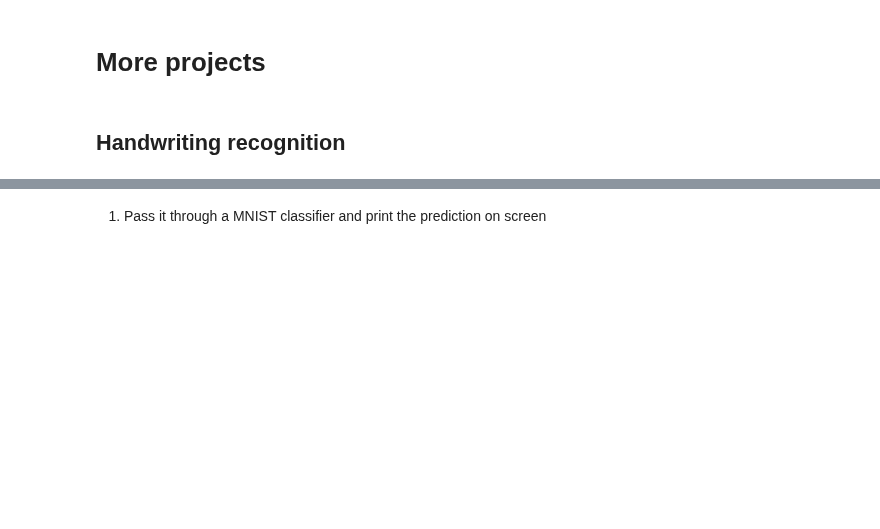
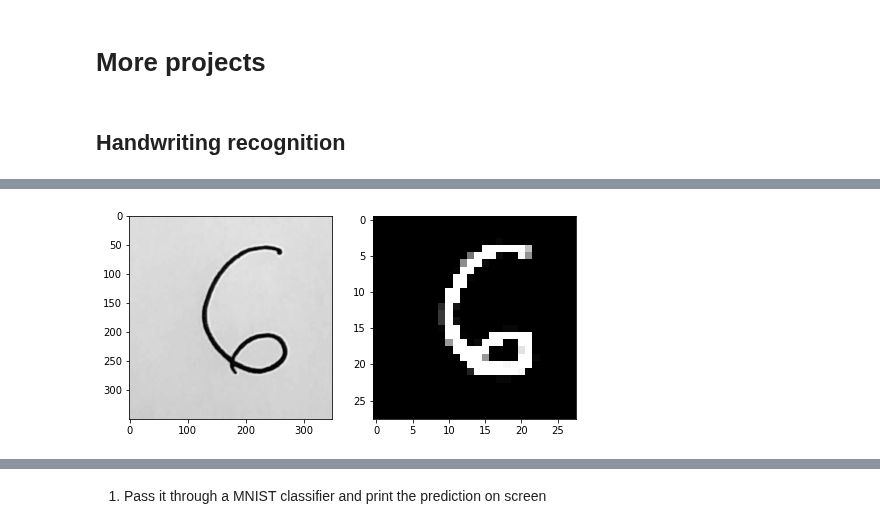
Before and after one commit to alessiorecchia/strive_exe, a Jupyter notebook: M6_Computer_Vision/04. Kernels, callbacks and thresholding/Mini projects.ipynb, the cells around one changed output, grey strips where cells are left out. Saved outputs shown, nothing was run; the diff lists cells and outputs as text; code cells hidden in the pictures; blank space fills up the shorter version.

```diff
--- a/M6_Computer_Vision/04. Kernels, callbacks and thresholding/Mini projects.ipynb
+++ b/M6_Computer_Vision/04. Kernels, callbacks and thresholding/Mini projects.ipynb
@@ -171,0 +176,7 @@ plt.imshow(three_mnist);
+# %%
+six = crop(digits, (850, 1100), (350, 350))
+six_mnist = to_mnist(six)
+
+show_digits(six, six_mnist)
+# %% [output]
+[figure, added]
```
Also changed, not shown: parts of 35 cells of this notebook, 2 other files.
